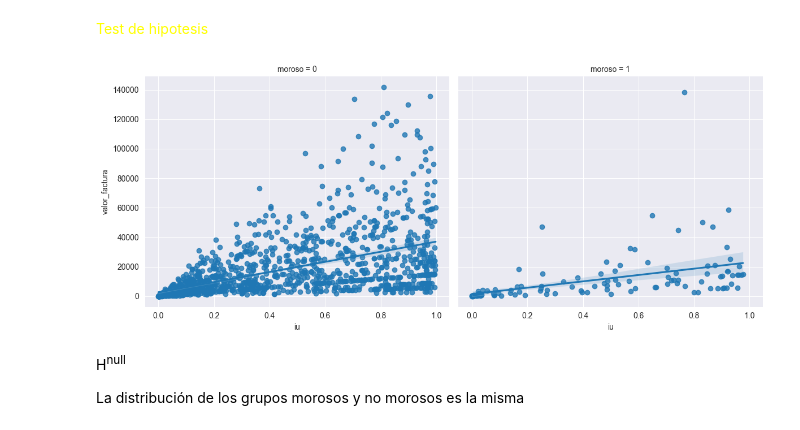
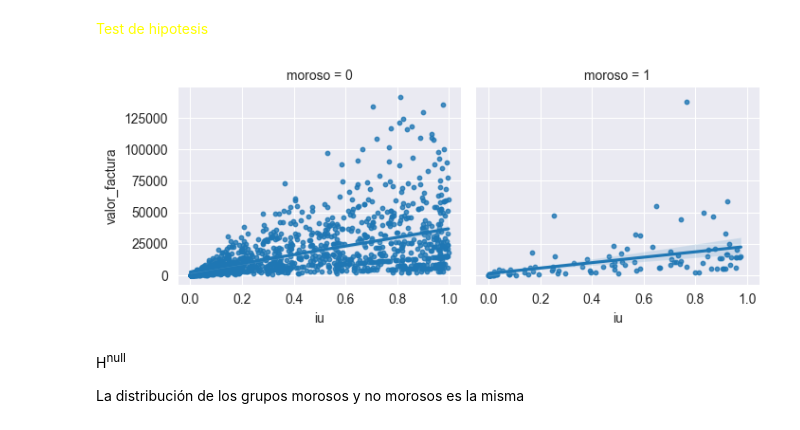
Before and after one commit to AngelMasterr/Python-para-Data-Science, a Jupyter notebook: Data_Visualization - Explorando_con_Seaborn/Graficos_de_datos_con_seaborn.ipynb, the cells around one changed output. Cells and saved outputs as stored; diff of their text form; code cells hidden in the pictures.

```diff
--- a/Data_Visualization - Explorando_con_Seaborn/Graficos_de_datos_con_seaborn.ipynb
+++ b/Data_Visualization - Explorando_con_Seaborn/Graficos_de_datos_con_seaborn.ipynb
@@ -184,9 +184,10 @@ sns.lmplot(data=tarjetas, x='iu', y='valor_factura', aspect=1.2,)
 # %% [markdown]
 <font color= yellow> Test de hipotesis
 # %%
-sns.lmplot(data=tarjetas, x='iu', y='valor_factura', aspect=1.2, col='moroso');
+# scatter_kws={'s': 10}: tamaño de los puntos del grafico
+sns.lmplot(data=tarjetas, x='iu', y='valor_factura',  height=3, aspect=1.2, col='moroso', scatter_kws={'s': 10});
 # %% [output]
-[figure, old version]
+[figure, new version]
 # %%
 from scipy.stats import ranksums
 # %% [markdown]
```
Also changed, not shown: parts of 6 cells of this notebook.
